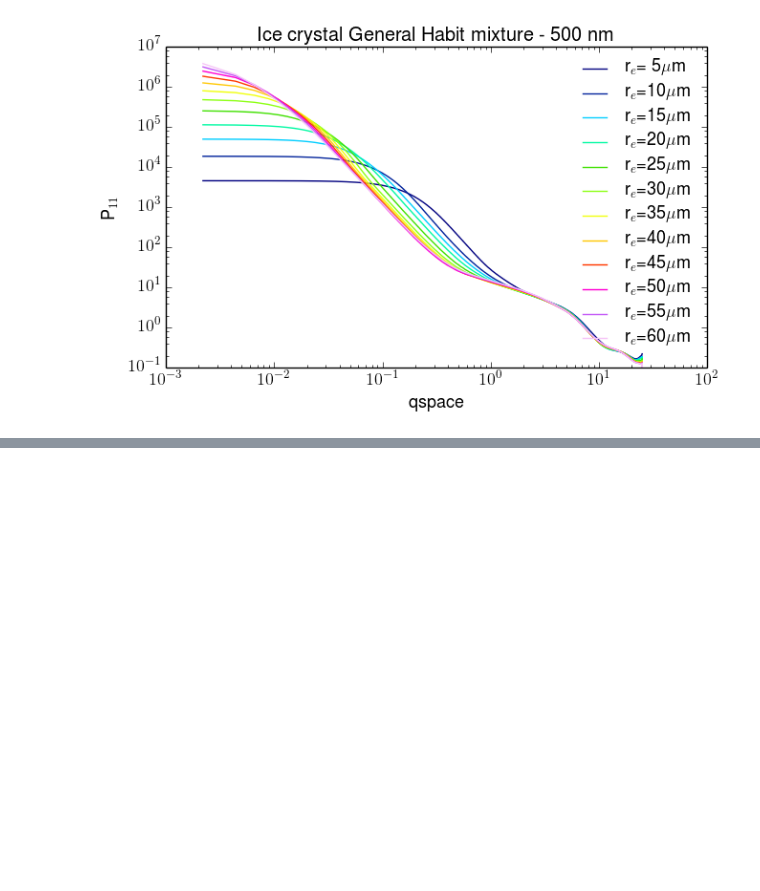
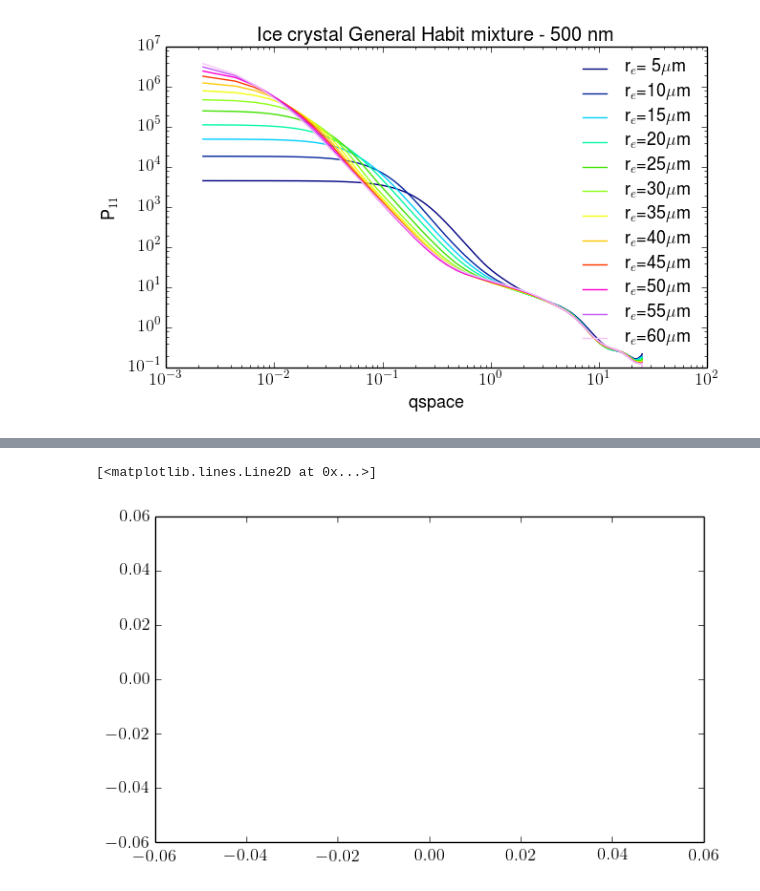
Before and after one commit to samuelleblanc/python_codes, a Jupyter notebook: qspace_scattering.ipynb, the cells around one changed output, grey strips where cells are left out. Saved outputs shown, nothing was run; the diff lists cells and outputs as text; code cells hidden in the pictures; blank space fills up the shorter version.

```diff
--- a/qspace_scattering.ipynb
+++ b/qspace_scattering.ipynb
@@ -112,0 +176,2 @@ plt.savefig(fp+'baum_2011_qspace_500nm.png',dpi=600,transparent=True)
+# %%
+qleg = np.polynomial.legendre.legfit(baum.qspace[10,10,0,:],baum.phase[10,10,0,:],50)
@@ -112,0 +202,11 @@ plt.savefig(fp+'baum_2011_qspace_500nm.png',dpi=600,transparent=True)
+# %%
+ll = np.polynomial.legendre.Legendre(qleg)
+# %%
+x,y = ll.linspace()
+# %%
+plt.plot(x,y)
+#plt.yscale('log')
+#plt.xscale('log')
+# %% [output]
+[<matplotlib.lines.Line2D at 0x...>]
+[figure, added]
```
Also changed, not shown: parts of 13 cells of this notebook, 1 other file.
